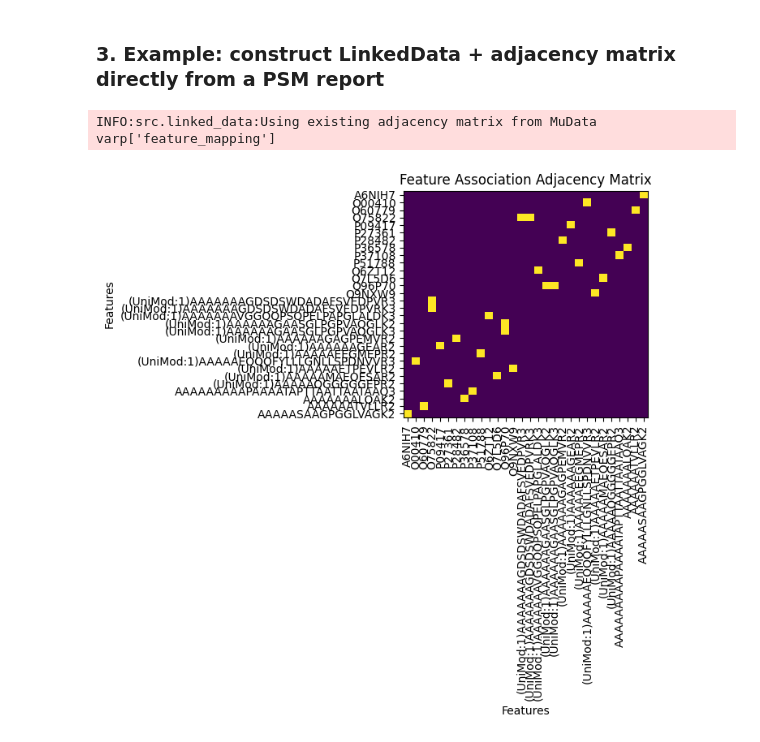
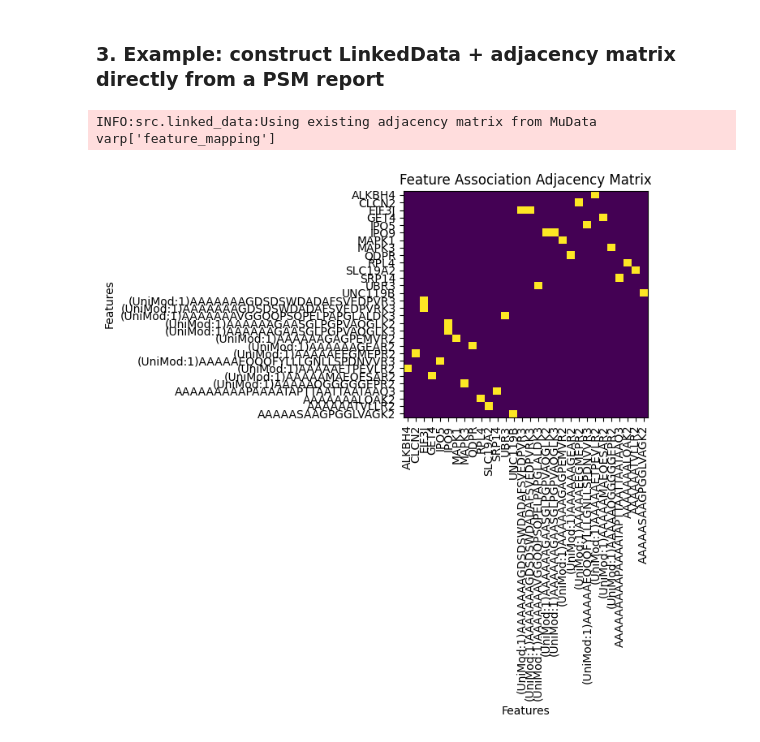
Before and after one commit to scverse/202603_hackathon_proteomics, a Jupyter notebook: msmudata/notebooks/linked_data_draft.ipynb, the cells around one changed output. Drawn from its saved outputs; the diff is of its cells as text; code cells hidden in the pictures.

Commit message:
generalize psm_to_mudata to support different quantification levels

```diff
--- a/msmudata/notebooks/linked_data_draft.ipynb
+++ b/msmudata/notebooks/linked_data_draft.ipynb
@@ -51,11 +51,11 @@ show_adjacency_matrix(ld.mdata)
 # %%
 from src.psm_to_mudata import create_mudata_diann
 prec_report_path = "../data/diann_1.8.1_report_head.tsv"
-mudata_from_report = create_mudata_diann(prec_report_path, ["Precursor.Id", "Protein.Group"])
+mudata_from_report = create_mudata_diann(prec_report_path, ["protein", "precursor"])
 
 ld_from_report = LinkedData()
 ld_from_report.add_mudata(mudata_from_report)
 show_adjacency_matrix(ld_from_report.mdata)
 # %% [output]
 INFO:src.linked_data:Using existing adjacency matrix from MuData varp['feature_mapping']
-[figure, old version]
+[figure, new version]
```
Also changed, not shown: 1 other file.
